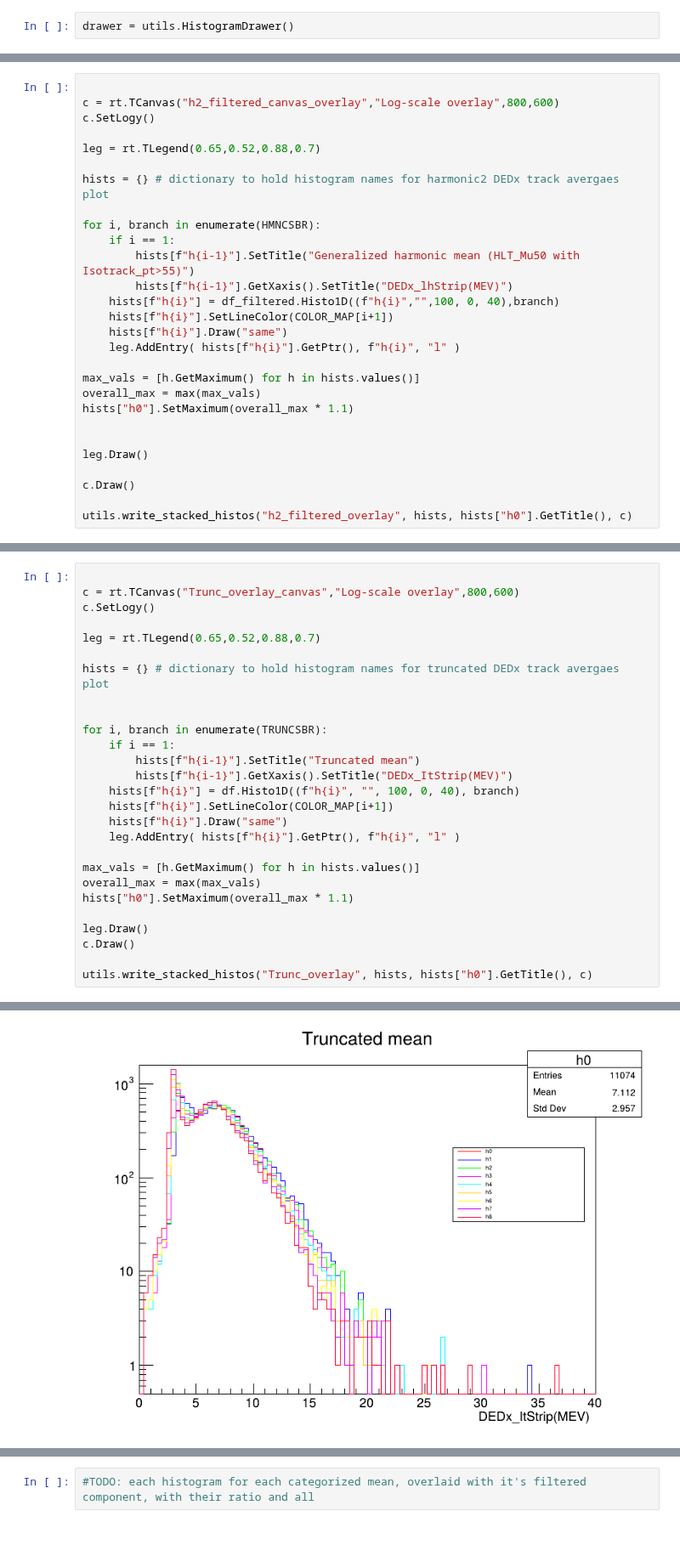
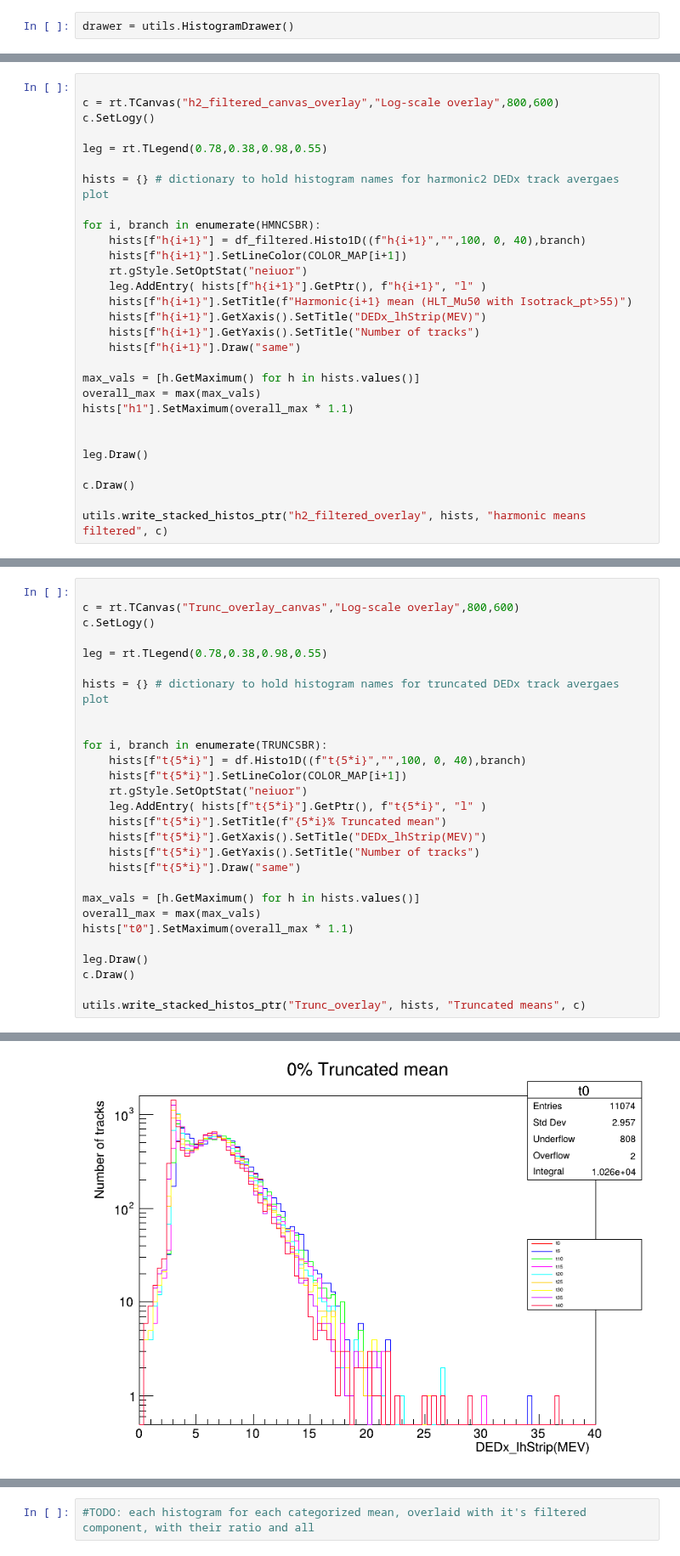
Before and after one commit to both-sides/optimizing_DEDx_estimator, a Jupyter notebook: notebooks/trunc_and_h2_analysis.ipynb, the cells around one changed output, grey strips where cells are left out. Shown at 85% size. Drawn from its saved outputs; the diff is of its cells as text.

Commit message:
refactored histograms and stored all hists in a all_histos.root

```diff
--- a/notebooks/trunc_and_h2_analysis.ipynb
+++ b/notebooks/trunc_and_h2_analysis.ipynb
@@ -148,27 +129,28 @@ print(hists)
 c = rt.TCanvas("h2_filtered_canvas_overlay","Log-scale overlay",800,600)
 c.SetLogy()
 
-leg = rt.TLegend(0.65,0.52,0.88,0.7)
+leg = rt.TLegend(0.78,0.38,0.98,0.55)
 
 hists = {} # dictionary to hold histogram names for harmonic2 DEDx track avergaes plot
 
 for i, branch in enumerate(HMNCSBR):
-    if i == 1:
-        hists[f"h{i-1}"].SetTitle("Generalized harmonic mean (HLT_Mu50 with Isotrack_pt>55)")
-        hists[f"h{i-1}"].GetXaxis().SetTitle("DEDx_lhStrip(MEV)")
-    hists[f"h{i}"] = df_filtered.Histo1D((f"h{i}","",100, 0, 40),branch)
-    hists[f"h{i}"].SetLineColor(COLOR_MAP[i+1])
-    hists[f"h{i}"].Draw("same")
-    leg.AddEntry( hists[f"h{i}"].GetPtr(), f"h{i}", "l" )
+    hists[f"h{i+1}"] = df_filtered.Histo1D((f"h{i+1}","",100, 0, 40),branch)
+    hists[f"h{i+1}"].SetLineColor(COLOR_MAP[i+1])
+    rt.gStyle.SetOptStat("neiuor")
+    leg.AddEntry( hists[f"h{i+1}"].GetPtr(), f"h{i+1}", "l" )
+    hists[f"h{i+1}"].SetTitle(f"Harmonic{i+1} mean (HLT_Mu50 with Isotrack_pt>55)")
+    hists[f"h{i+1}"].GetXaxis().SetTitle("DEDx_lhStrip(MEV)")
+    hists[f"h{i+1}"].GetYaxis().SetTitle("Number of tracks")
+    hists[f"h{i+1}"].Draw("same")
 
 max_vals = [h.GetMaximum() for h in hists.values()]
 overall_max = max(max_vals)
-hists["h0"].SetMaximum(overall_max * 1.1)
+hists["h1"].SetMaximum(overall_max * 1.1)
 
 
 leg.Draw()
 
 c.Draw()
 
-utils.write_stacked_histos("h2_filtered_overlay", hists, hists["h0"].GetTitle(), c)
+utils.write_stacked_histos_ptr("h2_filtered_overlay", hists, "harmonic means filtered", c)
 # %% [output]
@@ -180,27 +162,28 @@ TypeError: void THStack::Add(TH1* h, Option_t* option = "") =>
 c = rt.TCanvas("Trunc_overlay_canvas","Log-scale overlay",800,600)
 c.SetLogy()
 
-leg = rt.TLegend(0.65,0.52,0.88,0.7)
+leg = rt.TLegend(0.78,0.38,0.98,0.55)
 
 hists = {} # dictionary to hold histogram names for truncated DEDx track avergaes plot
 
 
 for i, branch in enumerate(TRUNCSBR):
-    if i == 1:
-        hists[f"h{i-1}"].SetTitle("Truncated mean")
-        hists[f"h{i-1}"].GetXaxis().SetTitle("DEDx_ItStrip(MEV)")
-    hists[f"h{i}"] = df.Histo1D((f"h{i}", "", 100, 0, 40), branch)
-    hists[f"h{i}"].SetLineColor(COLOR_MAP[i+1])
-    hists[f"h{i}"].Draw("same")
-    leg.AddEntry( hists[f"h{i}"].GetPtr(), f"h{i}", "l" )
+    hists[f"t{5*i}"] = df.Histo1D((f"t{5*i}","",100, 0, 40),branch)
+    hists[f"t{5*i}"].SetLineColor(COLOR_MAP[i+1])
+    rt.gStyle.SetOptStat("neiuor")
+    leg.AddEntry( hists[f"t{5*i}"].GetPtr(), f"t{5*i}", "l" )
+    hists[f"t{5*i}"].SetTitle(f"{5*i}% Truncated mean")
+    hists[f"t{5*i}"].GetXaxis().SetTitle("DEDx_lhStrip(MEV)")
+    hists[f"t{5*i}"].GetYaxis().SetTitle("Number of tracks")
+    hists[f"t{5*i}"].Draw("same")
 
 max_vals = [h.GetMaximum() for h in hists.values()]
 overall_max = max(max_vals)
-hists["h0"].SetMaximum(overall_max * 1.1)
+hists["t0"].SetMaximum(overall_max * 1.1)
 
 leg.Draw()
 c.Draw()
 
-utils.write_stacked_histos("Trunc_overlay", hists, hists["h0"].GetTitle(), c)
+utils.write_stacked_histos_ptr("Trunc_overlay", hists, "Truncated means", c)
 # %% [output]
 <cppyy.gbl.THStack object at 0x...>
@@ -209,4 +190,4 @@ Error in <TFile::WriteTObject>: Directory ../data/HSCPgluino_M-1800_fromAOD.root
-[figure, old version]
+[figure, new version]
 # %%
 
 c = rt.TCanvas("Trunc_filtered_overlay_canvas","Log-scale overlay",800,600)
```
Also changed, not shown: parts of 15 cells of this notebook, 7 other files.
